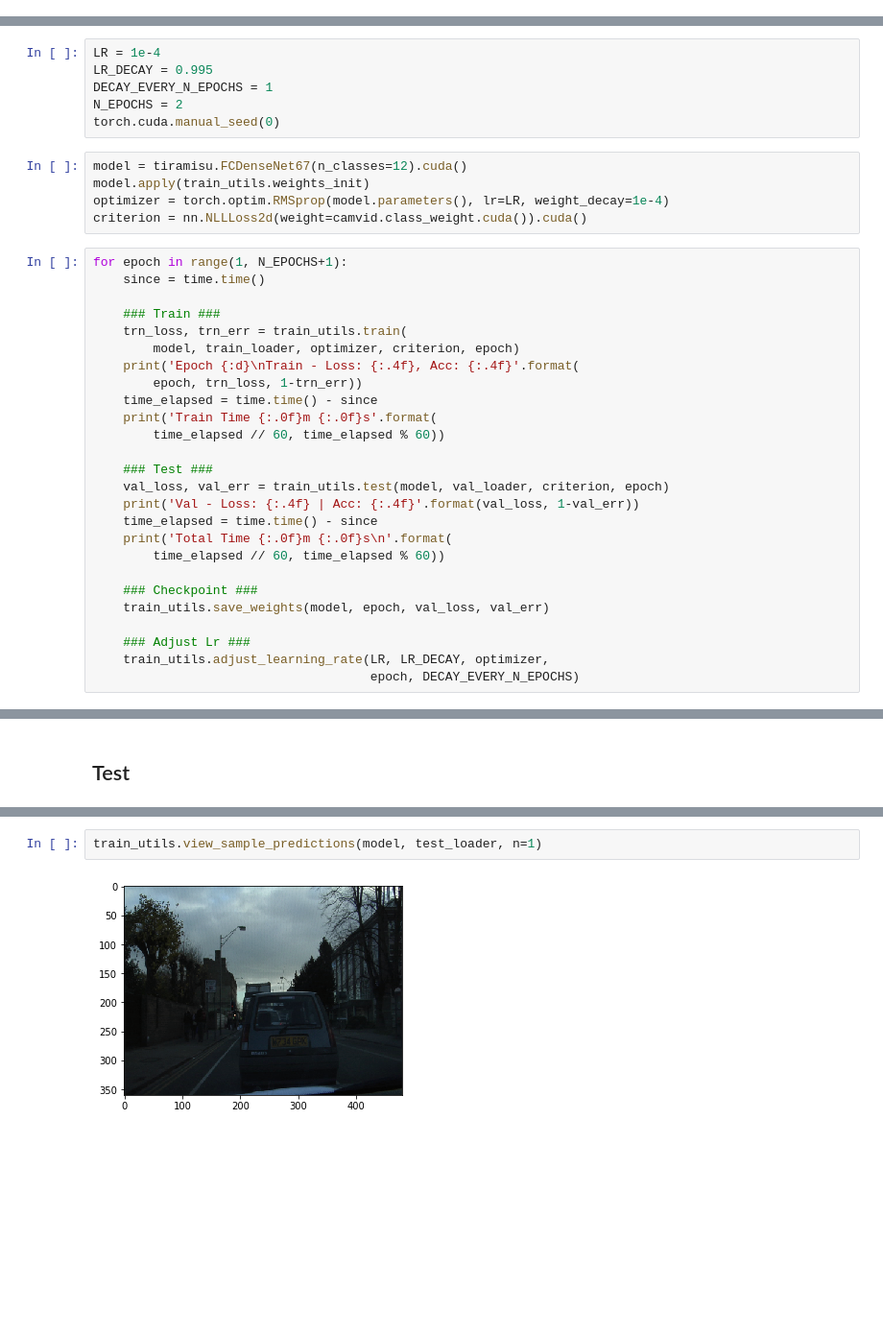
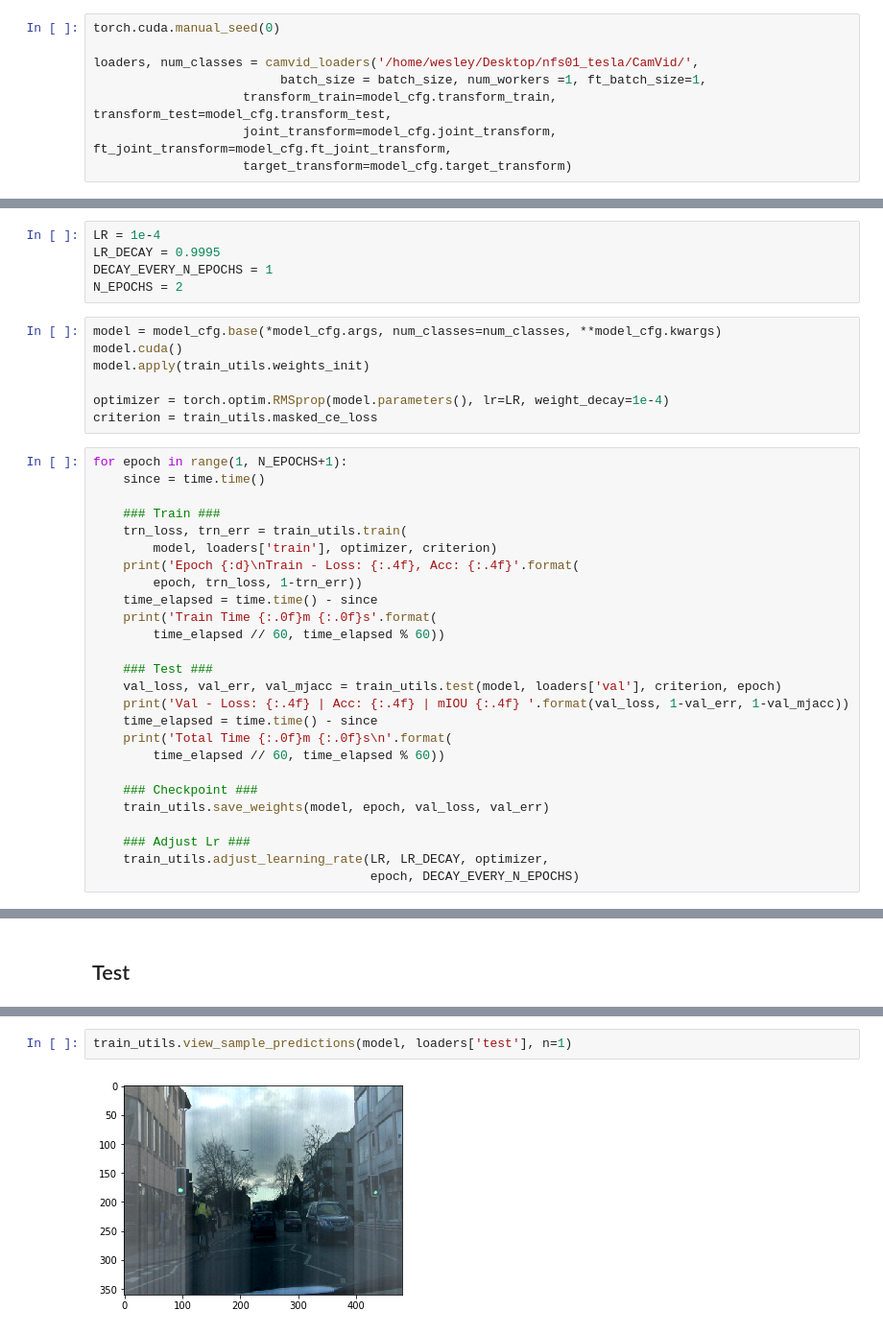
Before and after one commit to bfortuner/pytorch_tiramisu, a Jupyter notebook: train.ipynb, the cells around one changed output, grey strips where cells are left out. Shown at 96% size. Saved outputs shown, nothing was run; the diff lists cells and outputs as text; blank space fills up the shorter version.

```diff
--- a/train.ipynb
+++ b/train.ipynb
@@ -69,0 +42,8 @@ test_loader = torch.utils.data.DataLoader(
+# %%
+torch.cuda.manual_seed(0)
+
+loaders, num_classes = camvid_loaders('/home/wesley/Desktop/nfs01_tesla/CamVid/',
+                         batch_size = batch_size, num_workers =1, ft_batch_size=1,
+                    transform_train=model_cfg.transform_train, transform_test=model_cfg.transform_test,
+                    joint_transform=model_cfg.joint_transform, ft_joint_transform=model_cfg.ft_joint_transform,
+                    target_transform=model_cfg.target_transform)
@@ -92,22 +80,23 @@ Targets:  torch.Size([2, 360, 480])
 ## Train
 # %%
 LR = 1e-4
-LR_DECAY = 0.995
+LR_DECAY = 0.9995
 DECAY_EVERY_N_EPOCHS = 1
 N_EPOCHS = 2
-torch.cuda.manual_seed(0)
 # %%
-model = tiramisu.FCDenseNet67(n_classes=12).cuda()
+model = model_cfg.base(*model_cfg.args, num_classes=num_classes, **model_cfg.kwargs)
+model.cuda()
 model.apply(train_utils.weights_init)
+
 optimizer = torch.optim.RMSprop(model.parameters(), lr=LR, weight_decay=1e-4)
-criterion = nn.NLLLoss2d(weight=camvid.class_weight.cuda()).cuda()
+criterion = train_utils.masked_ce_loss
 # %%
 for epoch in range(1, N_EPOCHS+1):
     since = time.time()
 
     ### Train ###
     trn_loss, trn_err = train_utils.train(
-        model, train_loader, optimizer, criterion, epoch)
+        model, loaders['train'], optimizer, criterion)
     print('Epoch {:d}\nTrain - Loss: {:.4f}, Acc: {:.4f}'.format(
         epoch, trn_loss, 1-trn_err))
     time_elapsed = time.time() - since
@@ -115,8 +104,8 @@ for epoch in range(1, N_EPOCHS+1):
         time_elapsed // 60, time_elapsed % 60))
 
     ### Test ###
-    val_loss, val_err = train_utils.test(model, val_loader, criterion, epoch)
-    print('Val - Loss: {:.4f} | Acc: {:.4f}'.format(val_loss, 1-val_err))
+    val_loss, val_err, val_mjacc = train_utils.test(model, loaders['val'], criterion, epoch)
+    print('Val - Loss: {:.4f} | Acc: {:.4f} | mIOU {:.4f} '.format(val_loss, 1-val_err, 1-val_mjacc))
     time_elapsed = time.time() - since
     print('Total Time {:.0f}m {:.0f}s\n'.format(
         time_elapsed // 60, time_elapsed % 60))
@@ -148,4 +137,4 @@ train_utils.test(model, test_loader, criterion, epoch=1)
 # %%
-train_utils.view_sample_predictions(model, test_loader, n=1)
+train_utils.view_sample_predictions(model, loaders['test'], n=1)
 # %% [output]
-[figure, old version]
+[figure, new version]
```
Also changed, not shown: parts of 12 cells of this notebook, 11 other files.
